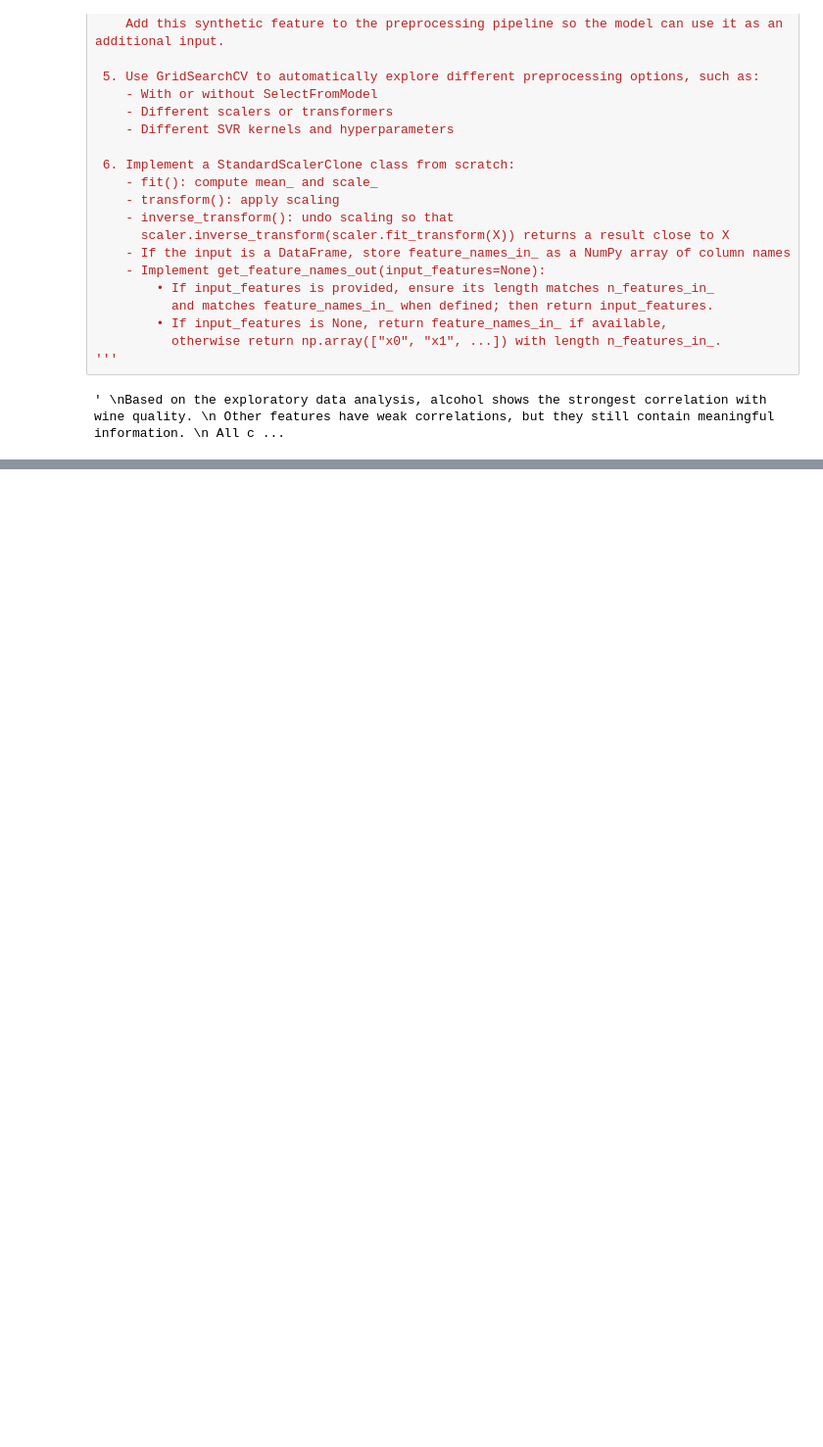
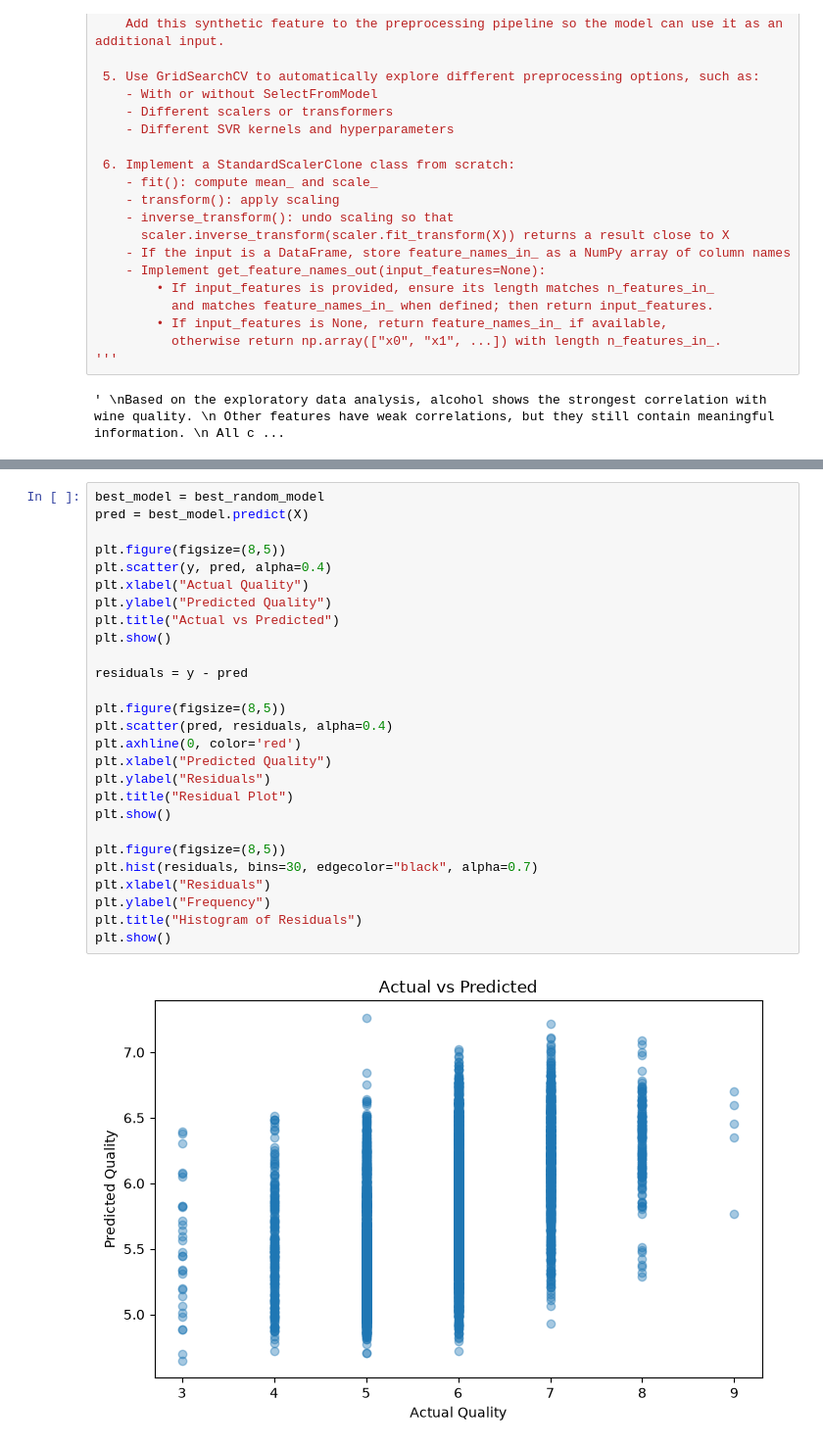
Before and after one commit to Dev-Flurssy/ml-projects, a Jupyter notebook: Notebooks/Exercise Notebooks/Exercise1.ipynb, the cells around one changed output, grey strips where cells are left out. Shown at 98% size. Drawn from its saved outputs; the diff is of its cells as text; blank space fills up the shorter version.

Commit message:
Added a GridSearchCV  RandomizedSearchCV and StandardScalerClone class

```diff
--- a/Notebooks/Exercise Notebooks/Exercise1.ipynb
+++ b/Notebooks/Exercise Notebooks/Exercise1.ipynb
@@ -616,0 +1049,29 @@ plt.show()
+# %%
+best_model = best_random_model
+pred = best_model.predict(X)
+
+plt.figure(figsize=(8,5))
+plt.scatter(y, pred, alpha=0.4)
+plt.xlabel("Actual Quality")
+plt.ylabel("Predicted Quality")
+plt.title("Actual vs Predicted")
+plt.show()
+
+residuals = y - pred
+
+plt.figure(figsize=(8,5))
+plt.scatter(pred, residuals, alpha=0.4)
+plt.axhline(0, color='red')
+plt.xlabel("Predicted Quality")
+plt.ylabel("Residuals")
+plt.title("Residual Plot")
+plt.show()
+
+plt.figure(figsize=(8,5))
+plt.hist(residuals, bins=30, edgecolor="black", alpha=0.7)
+plt.xlabel("Residuals")
+plt.ylabel("Frequency")
+plt.title("Histogram of Residuals")
+plt.show()
+# %% [output]
+[figure, added]
```
Also changed, not shown: parts of 16 cells of this notebook, 1 other file.
